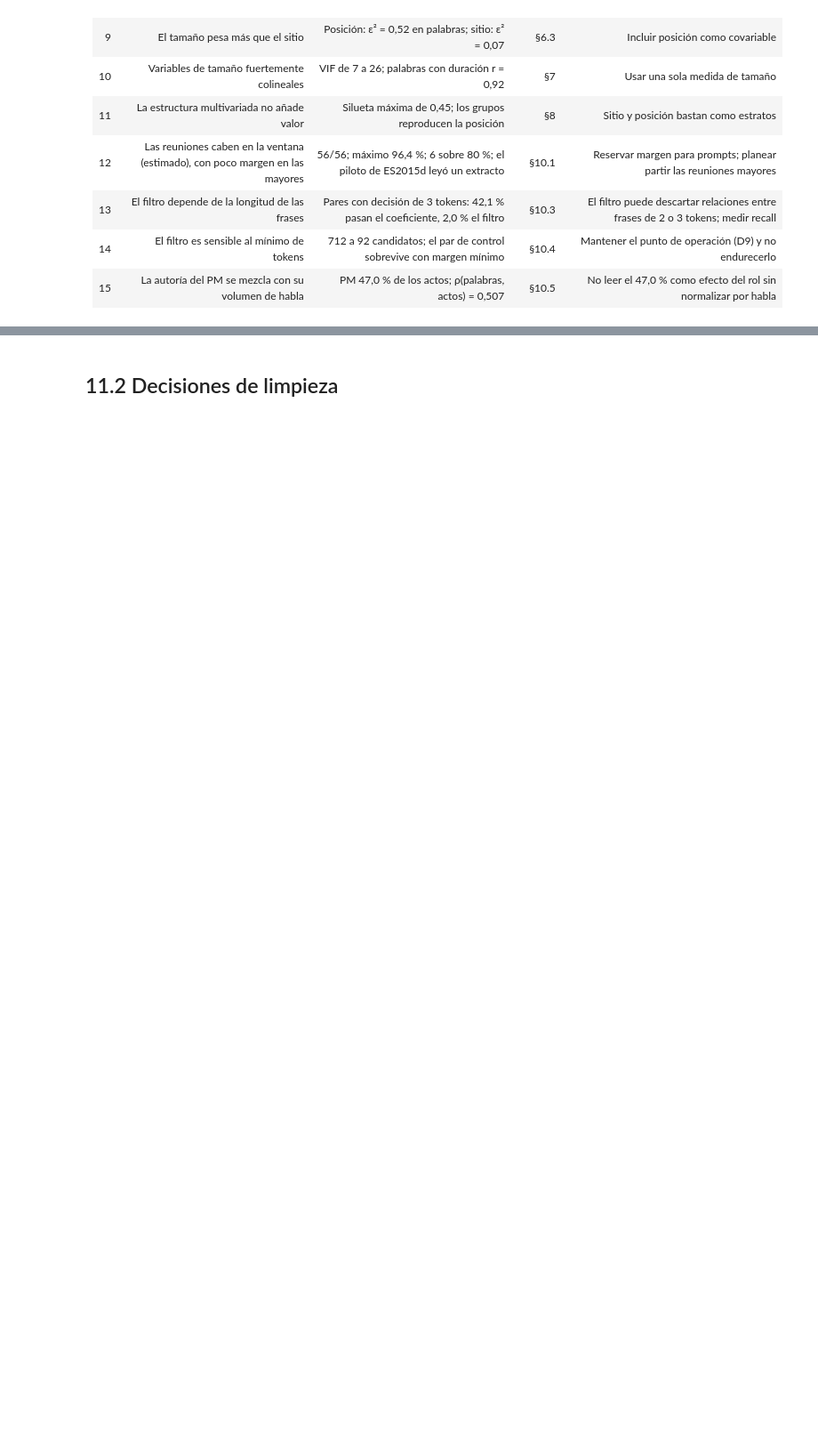
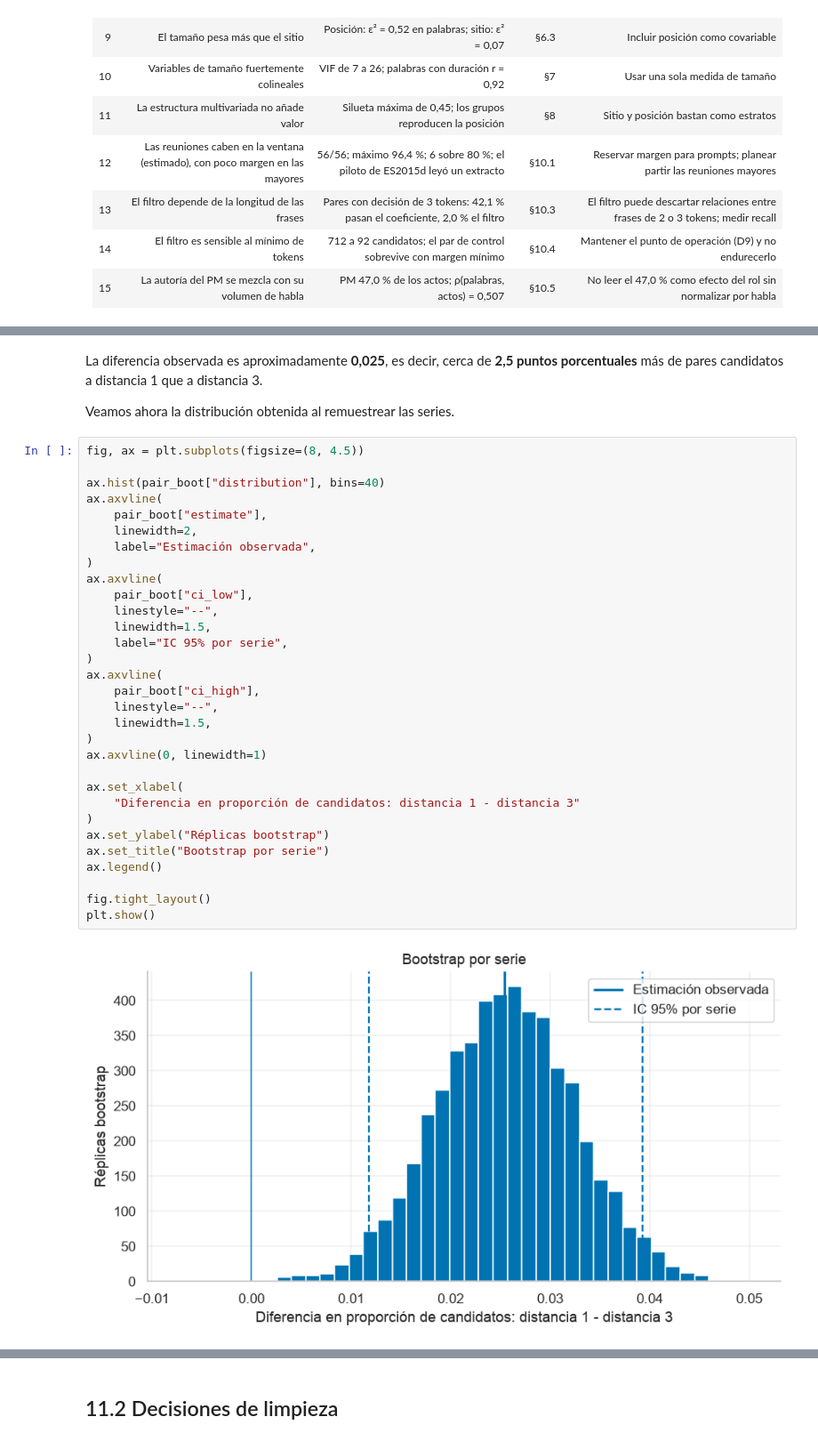
Before and after one commit to jasonssdev/mcd-afg, a Jupyter notebook: notebooks/03-jss-eda.ipynb, the cells around one changed output, grey strips where cells are left out. Shown at 89% size. Saved outputs shown, nothing was run; the diff lists cells and outputs as text; blank space fills up the shorter version.

Commit message:
feat(eda): add robustness checks to the EDA
Benjamini-Hochberg adjustment and cluster bootstrap by series, integrated
into notebook 03 and the AFG2 week 2 video script.

```diff
--- a/notebooks/03-jss-eda.ipynb
+++ b/notebooks/03-jss-eda.ipynb
@@ -2722,0 +2965,37 @@ plt.show()
+# %% [markdown]
+La diferencia observada es aproximadamente **0,025**, es decir, cerca de **2,5 puntos porcentuales** más de pares candidatos a distancia 1 que a distancia 3.
+
+Veamos ahora la distribución obtenida al remuestrear las series.
+# %%
+fig, ax = plt.subplots(figsize=(8, 4.5))
+
+ax.hist(pair_boot["distribution"], bins=40)
+ax.axvline(
+    pair_boot["estimate"],
+    linewidth=2,
+    label="Estimación observada",
+)
+ax.axvline(
+    pair_boot["ci_low"],
+    linestyle="--",
+    linewidth=1.5,
+    label="IC 95% por serie",
+)
+ax.axvline(
+    pair_boot["ci_high"],
+    linestyle="--",
+    linewidth=1.5,
+)
+ax.axvline(0, linewidth=1)
+
+ax.set_xlabel(
+    "Diferencia en proporción de candidatos: distancia 1 - distancia 3"
+)
+ax.set_ylabel("Réplicas bootstrap")
+ax.set_title("Bootstrap por serie")
+ax.legend()
+
+fig.tight_layout()
+plt.show()
+# %% [output]
+[figure, added]
```
Also changed, not shown: parts of 17 cells of this notebook, 3 other files.
